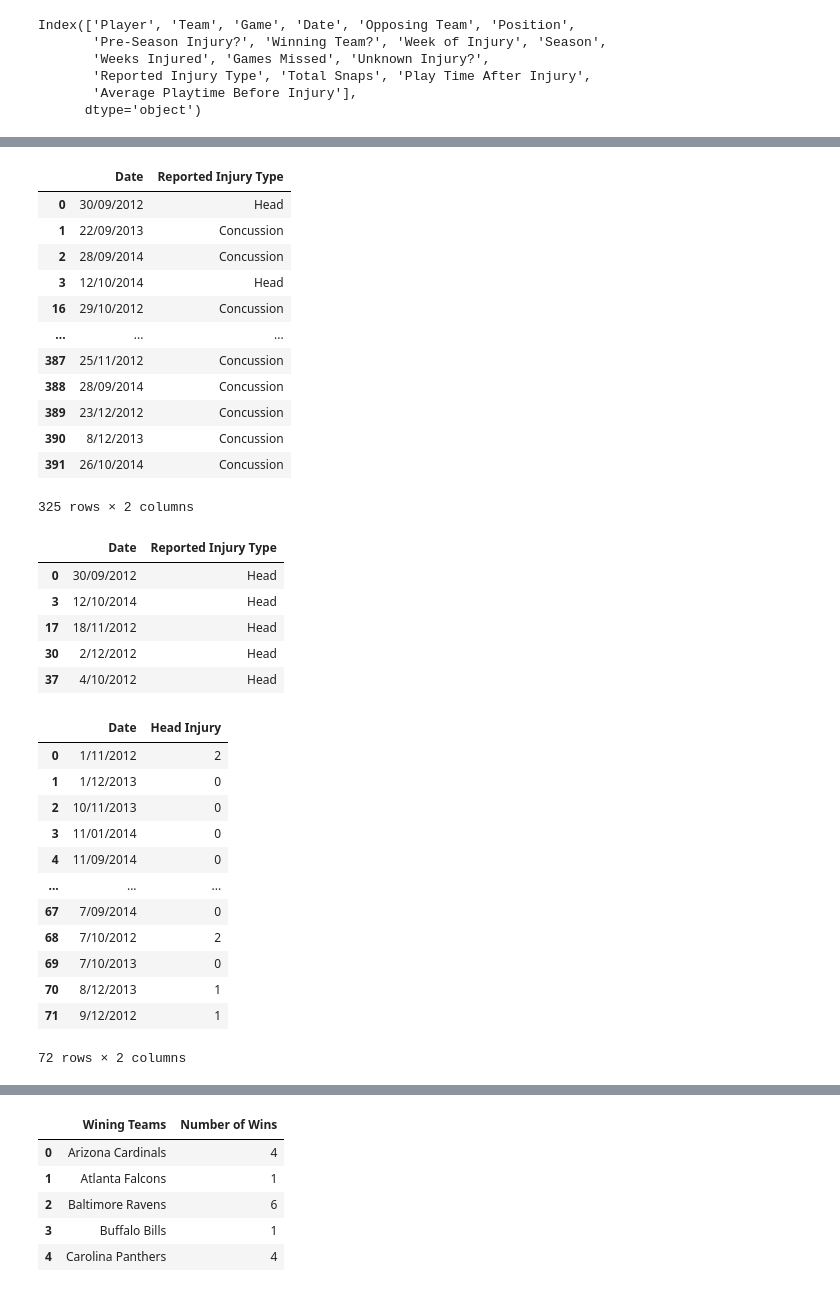
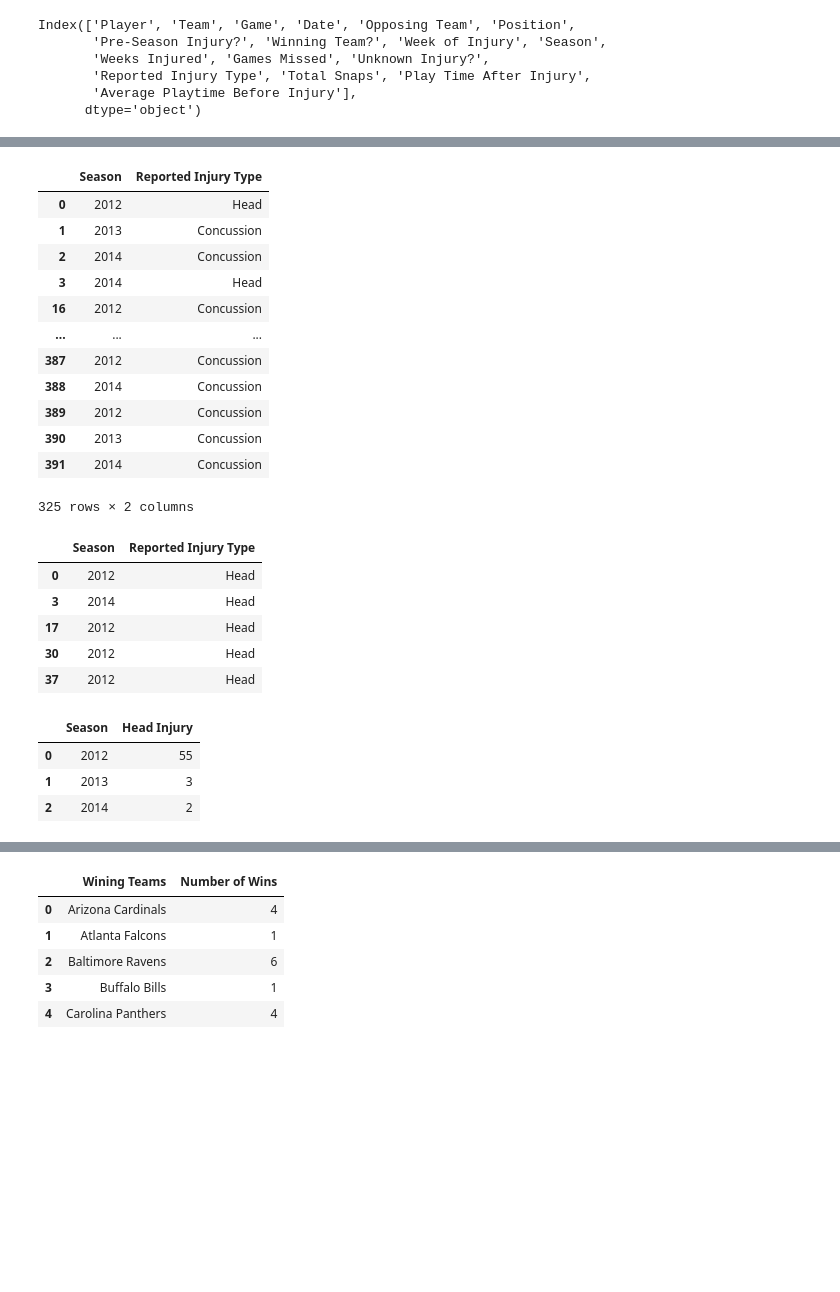
Before and after one commit to DunieCarrasco/nfl_concussion_analysis, a Jupyter notebook: win_lose_visualization.ipynb, the cells around one changed output, grey strips where cells are left out. Saved outputs shown, nothing was run; the diff lists cells and outputs as text; code cells hidden in the pictures; blank space fills up the shorter version.

```diff
--- a/win_lose_visualization.ipynb
+++ b/win_lose_visualization.ipynb
@@ -184,52 +184,43 @@ team_concussion
 325 rows × 3 columns
 # %%
-team_concussion = clean_concussion_2012_2014.loc[:,[ 'Date', 'Reported Injury Type' ,]]
+team_concussion = clean_concussion_2012_2014.loc[:,[ 'Season', 'Reported Injury Type' ,]]
 team_concussion
 # %% [output]
-|  | Date | Reported Injury Type |
-| 0 | 30/09/2012 | Head |
-| 1 | 22/09/2013 | Concussion |
-| 2 | 28/09/2014 | Concussion |
-| 3 | 12/10/2014 | Head |
-| 16 | 29/10/2012 | Concussion |
+|  | Season | Reported Injury Type |
+| 0 | 2012 | Head |
+| 1 | 2013 | Concussion |
+| 2 | 2014 | Concussion |
+| 3 | 2014 | Head |
+| 16 | 2012 | Concussion |
 | ... | ... | ... |
-| 387 | 25/11/2012 | Concussion |
-| 388 | 28/09/2014 | Concussion |
-| 389 | 23/12/2012 | Concussion |
-| 390 | 8/12/2013 | Concussion |
-| 391 | 26/10/2014 | Concussion |
+| 387 | 2012 | Concussion |
+| 388 | 2014 | Concussion |
+| 389 | 2012 | Concussion |
+| 390 | 2013 | Concussion |
+| 391 | 2014 | Concussion |
 325 rows × 2 columns
 # %%
 head_injury = team_concussion.loc[team_concussion["Reported Injury Type"] == "Head"]
 head_injury.head()
 # %% [output]
-|  | Date | Reported Injury Type |
-| 0 | 30/09/2012 | Head |
-| 3 | 12/10/2014 | Head |
-| 17 | 18/11/2012 | Head |
-| 30 | 2/12/2012 | Head |
-| 37 | 4/10/2012 | Head |
+|  | Season | Reported Injury Type |
+| 0 | 2012 | Head |
+| 3 | 2014 | Head |
+| 17 | 2012 | Head |
+| 30 | 2012 | Head |
+| 37 | 2012 | Head |
 # %%
-head_injury = team_concussion.groupby(["Date"]).apply(lambda x: x[x["Reported Injury Type"] == "Head"]["Reported Injury Type"].count())
+head_injury = team_concussion.groupby(["Season"]).apply(lambda x: x[x["Reported Injury Type"] == "Head"]["Reported Injury Type"].count())
 # %%
 head_injury = pd.DataFrame(head_injury)
 head_injury = head_injury.reset_index()
-head_injury = head_injury.rename(columns = {"Date":"Date", 0:"Head Injury"})
+head_injury = head_injury.rename(columns = {"Season":"Season", 0:"Head Injury"})
 head_injury
 # %% [output]
-|  | Date | Head Injury |
-| 0 | 1/11/2012 | 2 |
-| 1 | 1/12/2013 | 0 |
-| 2 | 10/11/2013 | 0 |
-| 3 | 11/01/2014 | 0 |
-| 4 | 11/09/2014 | 0 |
-| ... | ... | ... |
-| 67 | 7/09/2014 | 0 |
-| 68 | 7/10/2012 | 2 |
-| 69 | 7/10/2013 | 0 |
-| 70 | 8/12/2013 | 1 |
-| 71 | 9/12/2012 | 1 |
+|  | Season | Head Injury |
+| 0 | 2012 | 55 |
+| 1 | 2013 | 3 |
+| 2 | 2014 | 2 |
-72 rows × 2 columns
 # %%
 concussion_injury = team_concussion.loc[team_concussion["Reported Injury Type"] == "Concussion"]
 concussion_injury.head()
```
Also changed, not shown: parts of 31 cells of this notebook, 5 other files.
